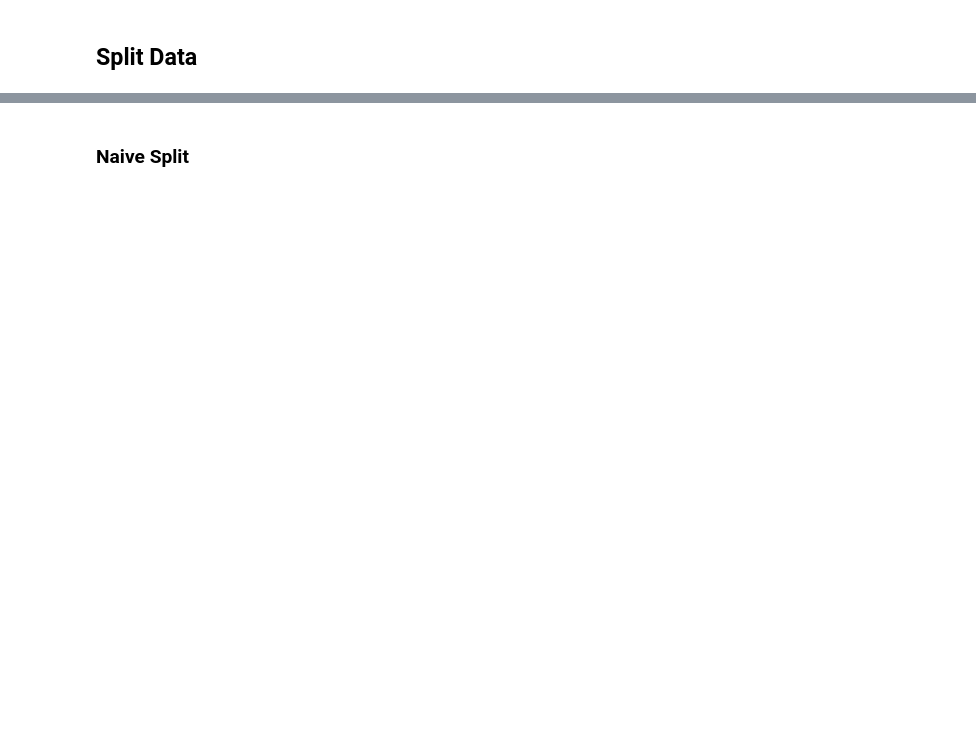
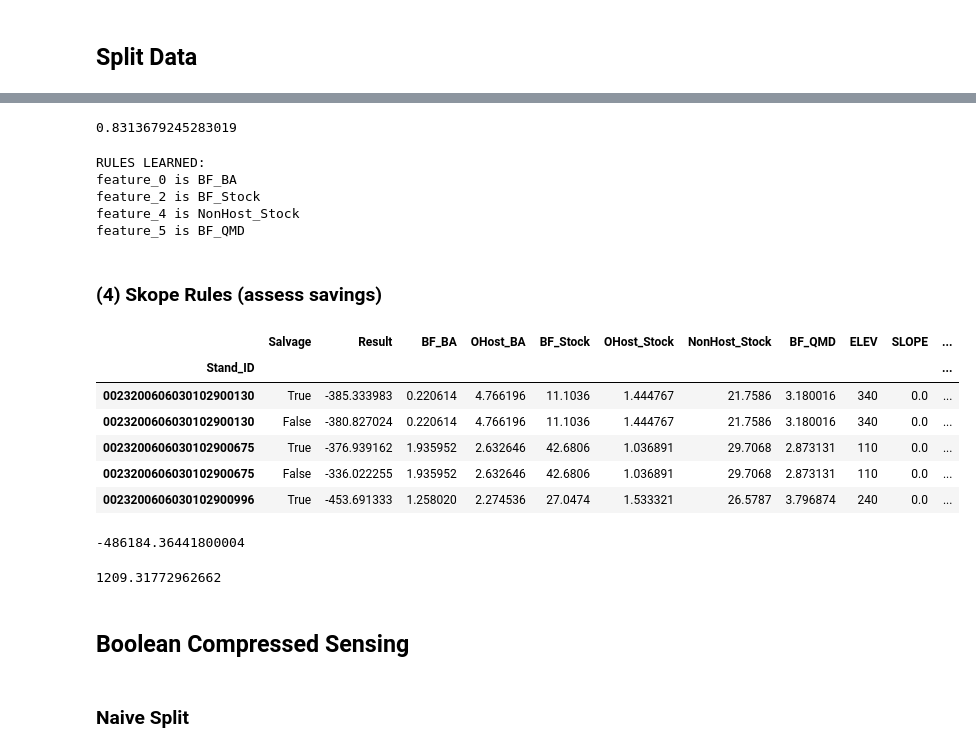
Before and after one commit to sms1097/Carbon-Emissions-Budworm, a Jupyter notebook: Rule Learning/Model 1.ipynb, the cells around one changed output, grey strips where cells are left out. Saved outputs shown, nothing was run; the diff lists cells and outputs as text; code cells hidden in the pictures; blank space fills up the shorter version.

Commit message:
Preliminary results from SKOPE

```diff
--- a/Rule Learning/Model 1.ipynb
+++ b/Rule Learning/Model 1.ipynb
@@ -52,7 +53,11 @@ x
+# %%
+assess_df = mgmt_df.set_index('Stand_ID')
+assess_df = assess_df[assess_df['TimeStep'] == 40]
+assess_df = assess_df[['Salvage', 'Result']]
 # %% [markdown]
 Choosing a left join to drop `na` for
 # %%
-def get_mgmt_df(target_df, pred_df):
+def get_mgmt_df(target_df, pred_df, tol):
     """
     Returns labeled DF for salvage and non salvage decisions
     """
@@ -66,13 +71,17 @@ def get_mgmt_df(target_df, pred_df):
                              & (target_df['TimeStep'] == 40)]
         group_df = group_df.set_index('Salvage')
 
+        # calculate diff
+        diff = group_df['Result'].min() - group_df['Result'].max()
+
         # If index is True where min is acheived
-        if group_df['Result'].idxmin():
+        if group_df['Result'].idxmin() and diff > tol:
             temp_df = temp_df.append(
                 pd.DataFrame({
                     'Stand_ID': [stand],
                     'Salvage_Good': [True],
-                    'Result': [group_df['Result'].min()]
+                    'Result': [group_df['Result'].min()],
+                    'diff': [diff]
                 })
             )
         else:
@@ -80,7 +89,8 @@ def get_mgmt_df(target_df, pred_df):
                 pd.DataFrame({
                     'Stand_ID': [stand],
                     'Salvage_Good': [False],
-                    'Result': [group_df['Result'].min()]
+                    'Result': [group_df['Result'].min()],
+                    'diff': [diff]
                 })
             )
 
@@ -113,8 +143,6 @@ Here we can see that the option to not salvage benefited more than salvaging, so
 # %%
 from sklearn.model_selection import train_test_split
 from sklearn.metrics import accuracy_score
-# %%
-heavy_df = heavy_df.reset_index().drop('Stand_ID', axis=1)
 # %%
 X = heavy_df.drop(['Salvage_Good', 'Result'], axis=1)
 y = heavy_df[['Salvage_Good']].astype('int')
@@ -125,0 +161,6 @@ train['Salvage_Good'] = y_train.to_numpy()
+# %%
+try:
+    X_train = X_train.drop(['diff'], axis=1)
+    X_test = X_test.drop(['diff'], axis=1)
+except KeyError:
+    pass
@@ -125,0 +199,36 @@ train['Salvage_Good'] = y_train.to_numpy()
+# %%
+y_pred = clf.predict_top_rules(X_test, 4)
+accuracy_score(y_test, y_pred)
+# %% [output]
+0.8313679245283019
+# %%
+def print_columns(X, cols):
+    print("RULES LEARNED: ")
+    for col in cols:
+        print("feature_{} is {}".format(col, X_train.columns[col]))
+
+
+print_columns(X_test, [0,2,4,5])
+# %% [output]
+RULES LEARNED:
+feature_0 is BF_BA
+feature_2 is BF_Stock
+feature_4 is NonHost_Stock
+feature_5 is BF_QMD
+# %% [markdown]
+### (4) Skope Rules (assess savings)
+# %%
+tmp = pd.merge(assess_df, X_test, on="Stand_ID")
+tmp.head()
+# %% [output]
+|  | Salvage | Result | BF_BA | OHost_BA | BF_Stock | OHost_Stock | NonHost_Stock | BF_QMD | ELEV | SLOPE | ... |
+| Stand_ID |  |  |  |  |  |  |  |  |  |  | ... |
+| 0023200606030102900130 | True | -385.333983 | 0.220614 | 4.766196 | 11.1036 | 1.444767 | 21.7586 | 3.180016 | 340 | 0.0 | ... |
+| 0023200606030102900130 | False | -380.827024 | 0.220614 | 4.766196 | 11.1036 | 1.444767 | 21.7586 | 3.180016 | 340 | 0.0 | ... |
+| 0023200606030102900675 | True | -376.939162 | 1.935952 | 2.632646 | 42.6806 | 1.036891 | 29.7068 | 2.873131 | 110 | 0.0 | ... |
+| 0023200606030102900675 | False | -336.022255 | 1.935952 | 2.632646 | 42.6806 | 1.036891 | 29.7068 | 2.873131 | 110 | 0.0 | ... |
+| 0023200606030102900996 | True | -453.691333 | 1.258020 | 2.274536 | 27.0474 | 1.533321 | 26.5787 | 3.796874 | 240 | 0.0 | ... |
+# %%
+tmp[(tmp['Salvage'] == True) & (tmp['preds'] == 1)].Result.sum()
+# %% [output]
+-486184.36441800004
@@ -126,3 +253,9 @@ train['Salvage_Good'] = y_train.to_numpy()
+# %%
+(skope_rules_score - no_salvage_score) / IP
+# %% [output]
+1209.31772962662
+# %% [markdown]
+## Boolean Compressed Sensing
 # %% [markdown]
 ### Naive Split
 # %%
```
Also changed, not shown: parts of 38 cells of this notebook.
